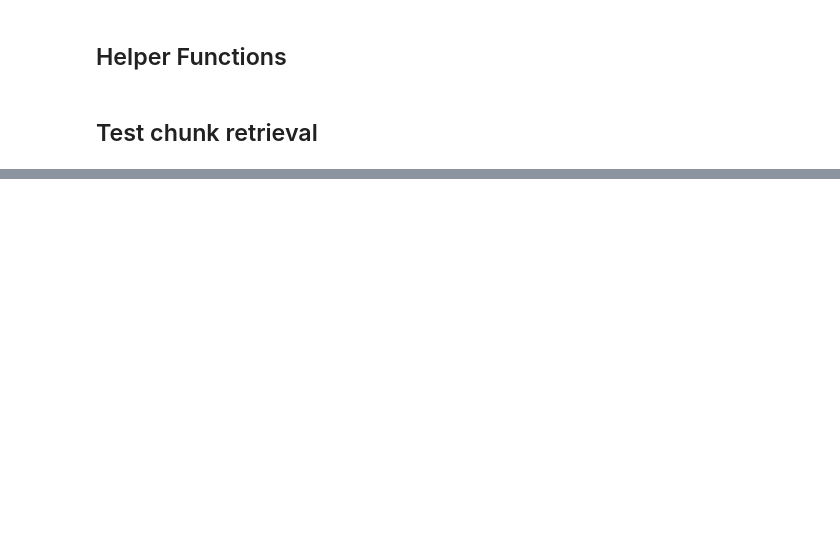
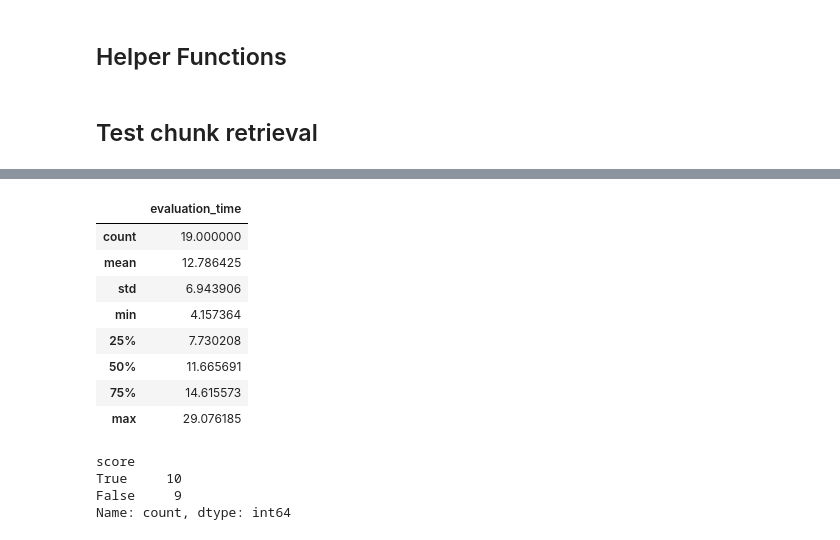
Before and after one commit to jimthompson5802/rag_swimrules, a Jupyter notebook: sandbox/chunk_relevence_testbed.ipynb, the cells around one changed output, grey strips where cells are left out. Drawn from its saved outputs; the diff is of its cells as text; code cells hidden in the pictures; blank space fills up the shorter version.

```diff
--- a/sandbox/chunk_relevence_testbed.ipynb
+++ b/sandbox/chunk_relevence_testbed.ipynb
@@ -102,0 +136,19 @@ None
+# %%
+revelance_df.describe()
+# %% [output]
+|  | evaluation_time |
+| count | 19.000000 |
+| mean | 12.786425 |
+| std | 6.943906 |
+| min | 4.157364 |
+| 25% | 7.730208 |
+| 50% | 11.665691 |
+| 75% | 14.615573 |
+| max | 29.076185 |
+# %%
+revelance_df.score.value_counts()
+# %% [output]
+score
+True     10
+False     9
+Name: count, dtype: int64
```
Also changed, not shown: parts of 6 cells of this notebook.
